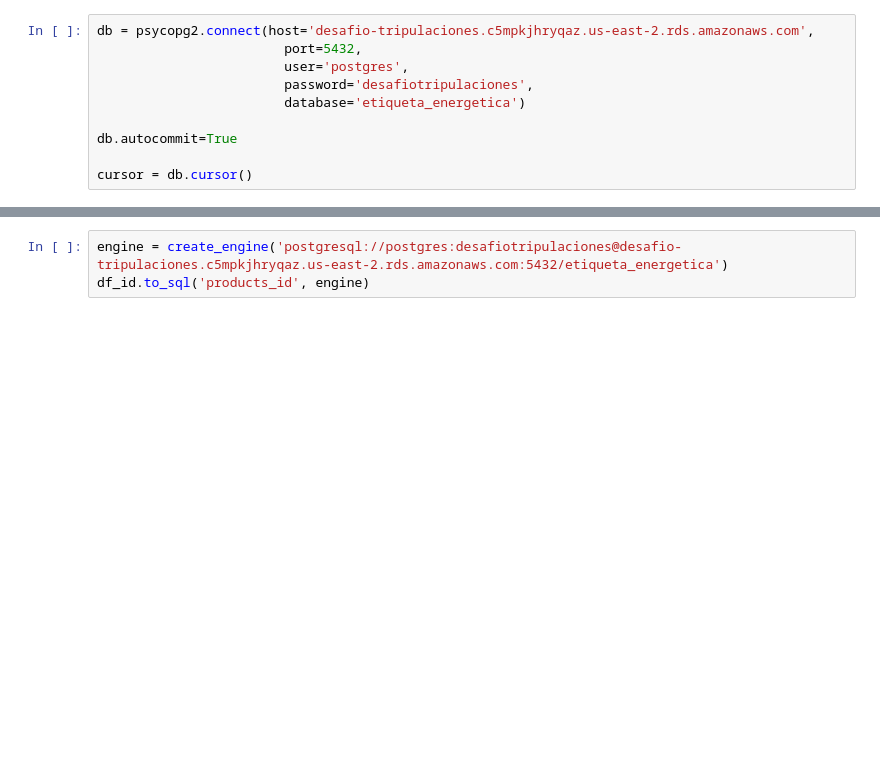
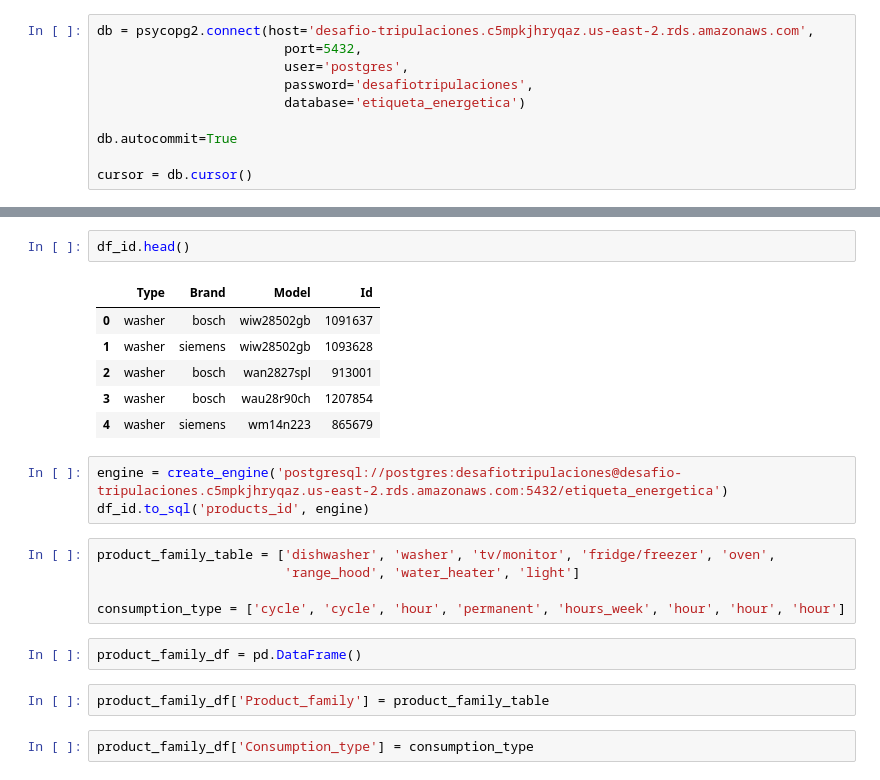
Before and after one commit to laurabarredaagusti/desafio_tripulaciones, a Jupyter notebook: notebooks/database.ipynb, the cells around one changed output, grey strips where cells are left out. Cells and saved outputs as stored; diff of their text form; blank space fills up the shorter version.

```diff
--- a/notebooks/database.ipynb
+++ b/notebooks/database.ipynb
@@ -92,3 +126,23 @@ See the caveats in the documentation: https://pandas.pydata.org/pandas-docs/stab
+# %%
+df_id.head()
+# %% [output]
+|  | Type | Brand | Model | Id |
+| 0 | washer | bosch | wiw28502gb | 1091637 |
+| 1 | washer | siemens | wiw28502gb | 1093628 |
+| 2 | washer | bosch | wan2827spl | 913001 |
+| 3 | washer | bosch | wau28r90ch | 1207854 |
+| 4 | washer | siemens | wm14n223 | 865679 |
 # %%
 engine = create_engine('postgresql://postgres:desafiotripulaciones@desafio-tripulaciones.c5mpkjhryqaz.us-east-2.rds.amazonaws.com:5432/etiqueta_energetica')
 df_id.to_sql('products_id', engine)
+# %%
+product_family_table = ['dishwasher', 'washer', 'tv/monitor', 'fridge/freezer', 'oven',
+                        'range_hood', 'water_heater', 'light']
+
+consumption_type = ['cycle', 'cycle', 'hour', 'permanent', 'hours_week', 'hour', 'hour', 'hour']
+# %%
+product_family_df = pd.DataFrame()
+# %%
+product_family_df['Product_family'] = product_family_table
+# %%
+product_family_df['Consumption_type'] = consumption_type
```
Also changed, not shown: parts of 33 cells of this notebook, 4 other files.
